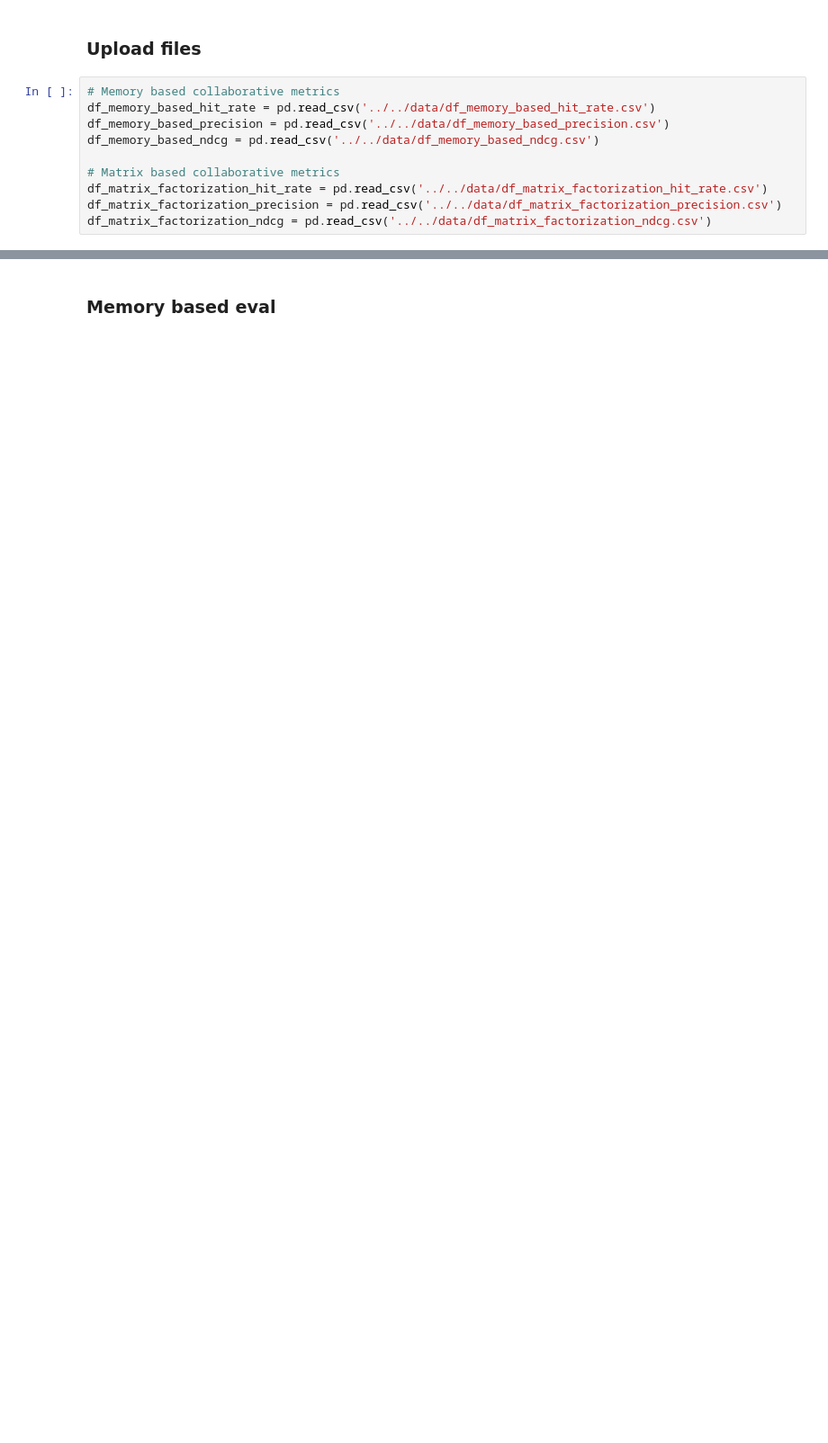
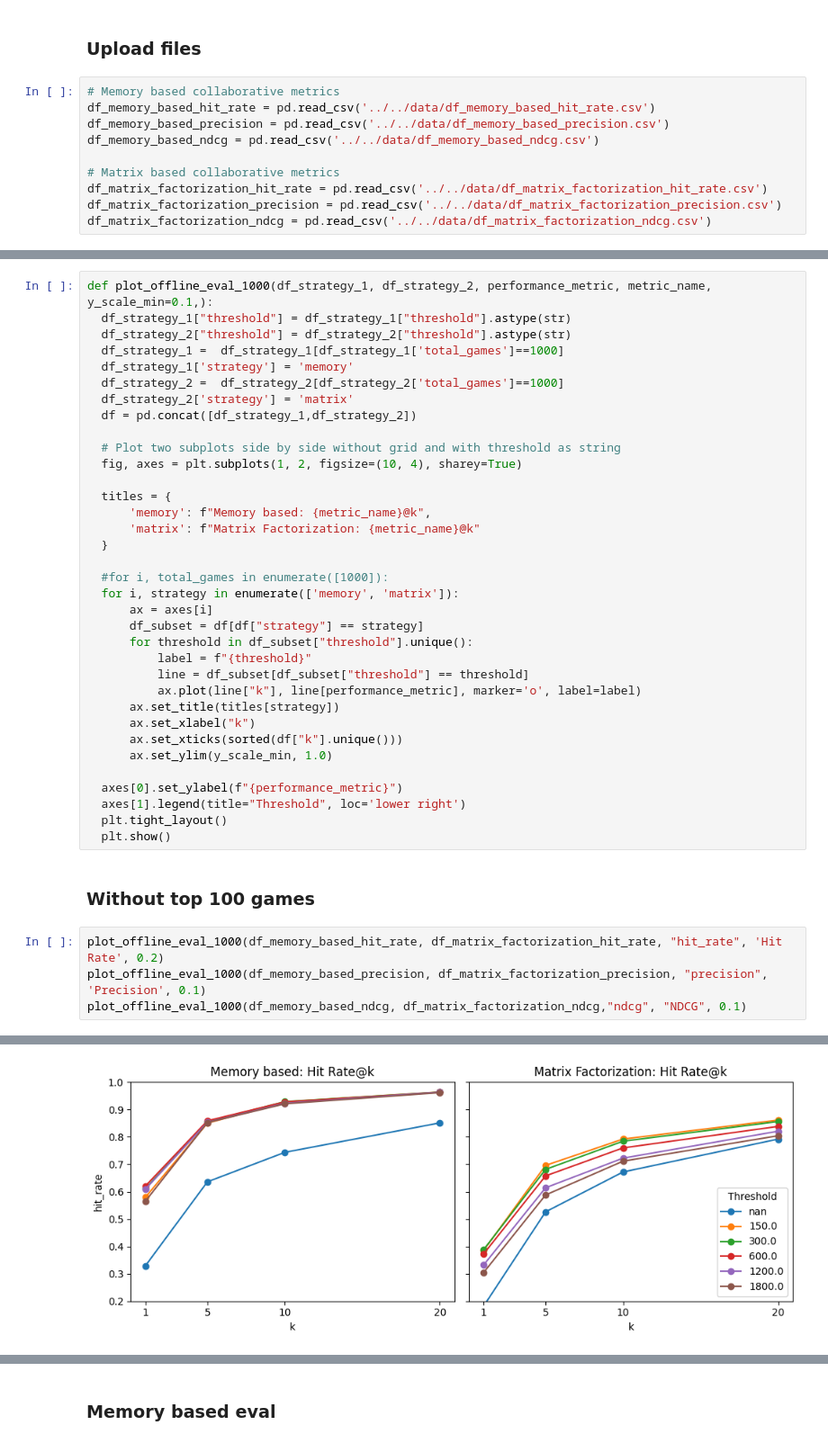
Before and after one commit to brownjrr/llm_steam_bot, a Jupyter notebook: src/recommender/collaborative_offline_evaluation.ipynb, the cells around one changed output, grey strips where cells are left out. Shown: that part at 90% size. Saved outputs shown, nothing was run; the diff lists cells and outputs as text; blank space fills up the shorter version.

```diff
--- a/src/recommender/collaborative_offline_evaluation.ipynb
+++ b/src/recommender/collaborative_offline_evaluation.ipynb
@@ -64,3 +61,45 @@ def plot_offline_eval(df, performance_metric, y_scale_min=0.1):
   axes[1].legend(title="Threshold", loc='lower right')
   plt.tight_layout()
   plt.show()
+# %%
+def plot_offline_eval_1000(df_strategy_1, df_strategy_2, performance_metric, metric_name, y_scale_min=0.1,):
+  df_strategy_1["threshold"] = df_strategy_1["threshold"].astype(str)
+  df_strategy_2["threshold"] = df_strategy_2["threshold"].astype(str)
+  df_strategy_1 =  df_strategy_1[df_strategy_1['total_games']==1000]
+  df_strategy_1['strategy'] = 'memory'
+  df_strategy_2 =  df_strategy_2[df_strategy_2['total_games']==1000]
+  df_strategy_2['strategy'] = 'matrix'
+  df = pd.concat([df_strategy_1,df_strategy_2])
+
+  # Plot two subplots side by side without grid and with threshold as string
+  fig, axes = plt.subplots(1, 2, figsize=(10, 4), sharey=True)
+
+  titles = {
+      'memory': f"Memory based: {metric_name}@k",
+      'matrix': f"Matrix Factorization: {metric_name}@k"
+  }
+
+  #for i, total_games in enumerate([1000]):
+  for i, strategy in enumerate(['memory', 'matrix']):
+      ax = axes[i]
+      df_subset = df[df["strategy"] == strategy]
+      for threshold in df_subset["threshold"].unique():
+          label = f"{threshold}"
+          line = df_subset[df_subset["threshold"] == threshold]
+          ax.plot(line["k"], line[performance_metric], marker='o', label=label)
+      ax.set_title(titles[strategy])
+      ax.set_xlabel("k")
+      ax.set_xticks(sorted(df["k"].unique()))
+      ax.set_ylim(y_scale_min, 1.0)
+
+  axes[0].set_ylabel(f"{performance_metric}")
+  axes[1].legend(title="Threshold", loc='lower right')
+  plt.tight_layout()
+  plt.show()
+# %% [markdown]
+### Without top 100 games
+# %%
+plot_offline_eval_1000(df_memory_based_hit_rate, df_matrix_factorization_hit_rate, "hit_rate", 'Hit Rate', 0.2)
+plot_offline_eval_1000(df_memory_based_precision, df_matrix_factorization_precision, "precision", 'Precision', 0.1)
+plot_offline_eval_1000(df_memory_based_ndcg, df_matrix_factorization_ndcg,"ndcg", "NDCG", 0.1)
+# %% [output]
@@ -66,0 +116 @@ def plot_offline_eval(df, performance_metric, y_scale_min=0.1):
+[figure, added]
```
Also changed, not shown: parts of 8 cells of this notebook, 11 other files.
